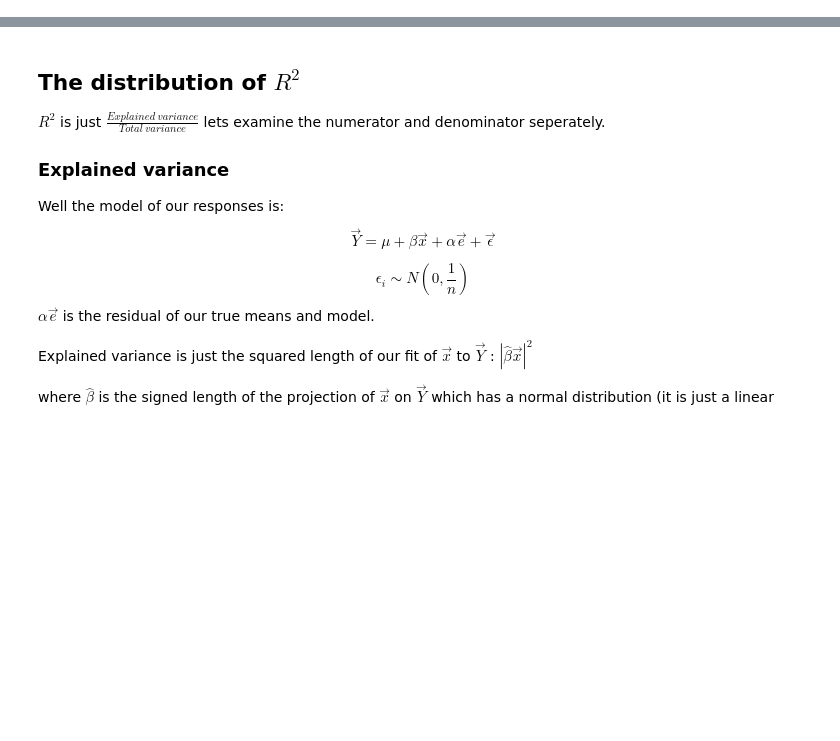
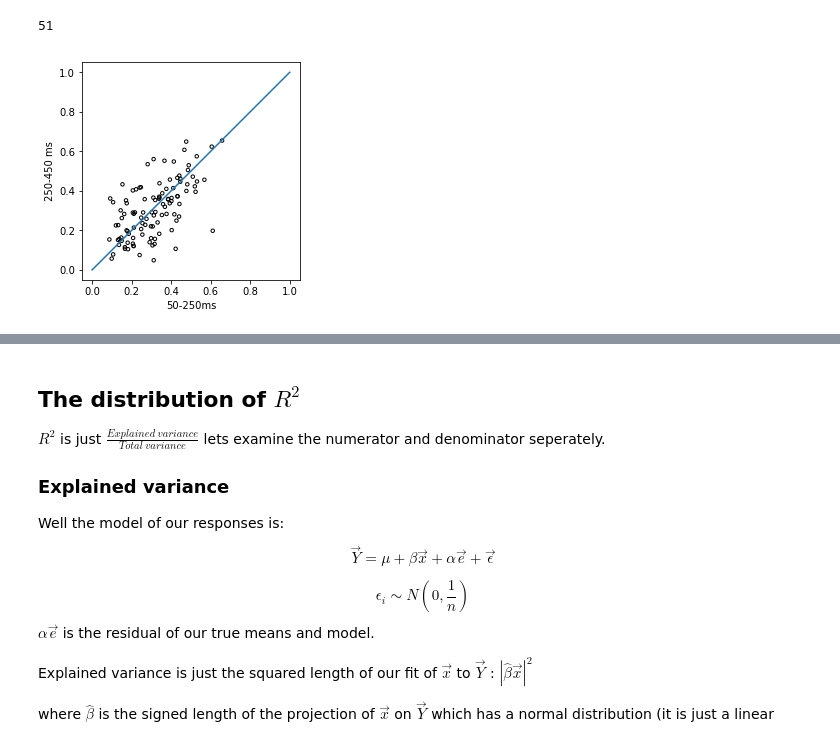
Before and after one commit to deanpospisil/ipython_nb, a Jupyter notebook: Unbiased R^2 au^b VMR and CI.ipynb, the cells around one changed output, grey strips where cells are left out. Drawn from its saved outputs; the diff is of its cells as text; code cells hidden in the pictures; blank space fills up the shorter version.

```diff
--- a/Unbiased R^2 au^b VMR and CI.ipynb
+++ b/Unbiased R^2 au^b VMR and CI.ipynb
@@ -192,14 +35,0 @@ print(y_bar.shape)
-# %%
-import numpy as np
-
-#fit vmr
-intercept = np.ones(m)
-vmr_fit = []
-for i in range(n_exps):
-    mt = np.log(y_bar[i])
-    vt = np.log10(y_var[i])
-    A = np.vstack([mt, intercept]).T
-    b_est, c = np.linalg.lstsq(A, vt)[0]
-    a_est = 10.**c
-    vmr_fit.append([a_est, b_est])
-vmr_fit = np.array(vmr_fit)
@@ -205,0 +286,31 @@ vmr_fit = np.array(vmr_fit)
+# %%
+time_r = np.zeros((2, ncells))
+
+for i, times in enumerate([[200,400],[400,800]]):
+    for j, u in enumerate(v4s[:ncells]):
+        y = u.values
+        y = np.sum(y[...,times[0]:times[1]],-1)
+        var = np.nanvar(y,-1)
+        mu = np.nanmean(y,-1)
+        n = np.sum(~np.isnan(y),-1).mean()
+        vmr = np.nanmean(var/mu)
+
+        y_expt = transform_exp(mu, a=vmr, b=1).T
+
+
+        y_exptn = y_expt - np.mean(y_expt)
+        y_exptn = y_exptn/(np.sum(y_exptn**2)**0.5)
+
+        rind = np.nanargmax(np.dot(da_0[ind].values.T, y_exptn))
+        true_rs.append(r2_unbiased(y_expt, da_0n[ind, rind].values, n=n, m=len(y_expt)))
+        time_r[i,j] = true_rs[-1][0]
+
+plt.scatter(time_r[0]**0.5, time_r[1]**0.5, s=12, edgecolors='k', facecolors='none');
+plt.xlabel('50-250ms');plt.ylabel('250-450 ms')
+#plt.xlim(0,1);plt.ylim(0,1);
+plt.plot([0,1],[0,1])
+plt.axis('square')
+np.sum(time_r[0]<time_r[1])
+# %% [output]
+51
+[figure, added]
```
Also changed, not shown: parts of 29 cells of this notebook, 1 other file.
